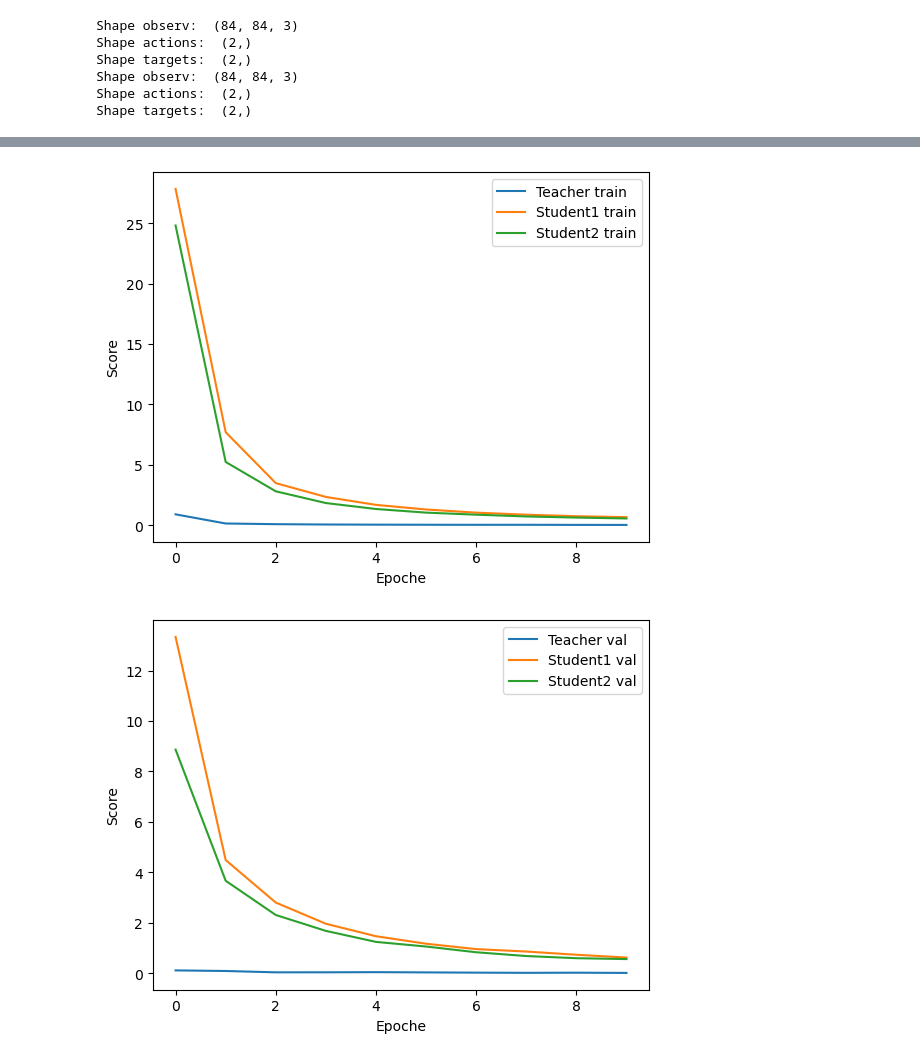
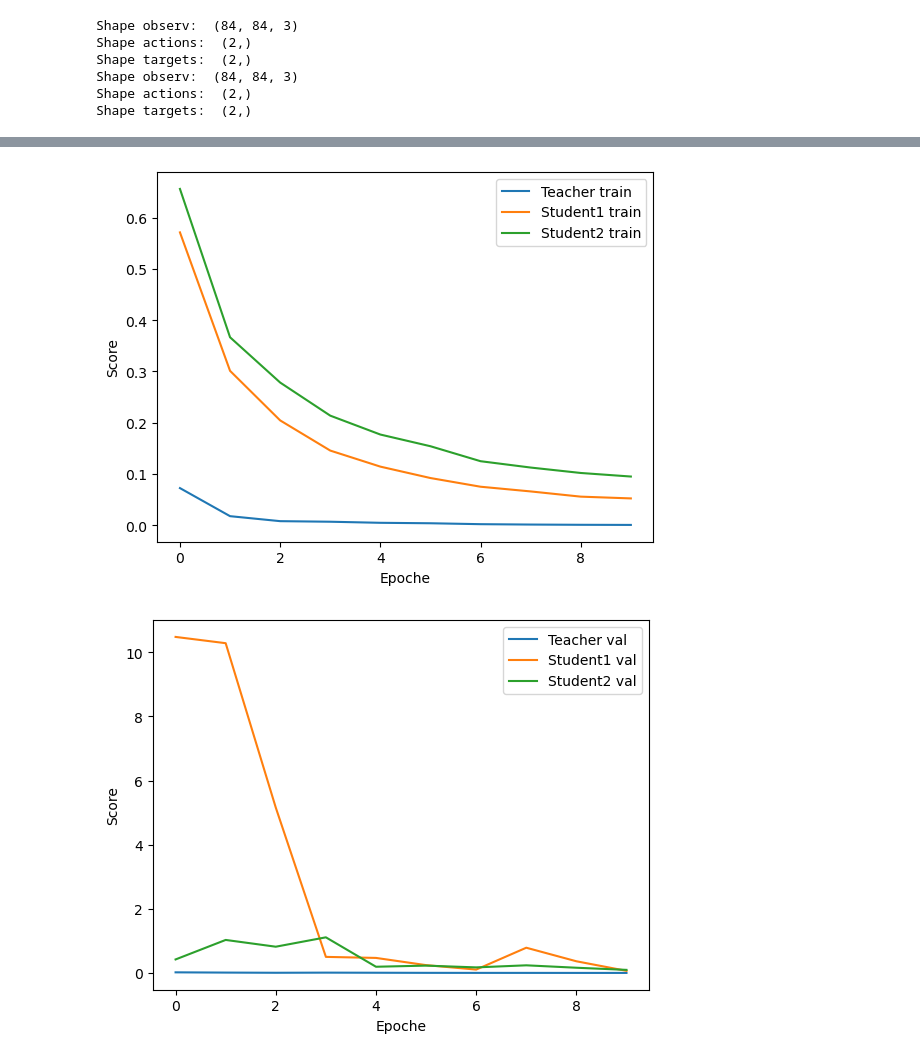
Before and after one commit to Krista128/Distill_research2026, a Jupyter notebook: train_model.ipynb, the cells around one changed output, grey strips where cells are left out. Cells and saved outputs as stored; diff of their text form; code cells hidden in the pictures.

```diff
--- a/train_model.ipynb
+++ b/train_model.ipynb
@@ -90,30 +102,39 @@ def dataset_loader(observ, actions, targets):
 
     return train_loader, val_loader, train_dataset, val_dataset
 # %%
-def train_model(model, observ, actions, targets, model_name, modality=True):
+def train_model(model, observ, actions, targets, model_name, modality=True,
+                num_epochs=10, lr=1e-3):
     device = torch.device('cuda' if torch.cuda.is_available() else 'cpu')
     model = model.to(device)
 
-    train_loader, val_loader, train_dataset, val_dataset = dataset_loader(observ, actions, targets)
+    actions_mean = actions.mean(axis=0).astype(np.float32)
+    actions_std  = actions.std(axis=0).astype(np.float32) + 1e-8
+    actions_norm = ((actions - actions_mean) / actions_std).astype(np.float32)
+
+    targets_mean = targets.mean(axis=0).astype(np.float32)
+    targets_std  = targets.std(axis=0).astype(np.float32) + 1e-8
+    targets_norm = ((targets - targets_mean) / targets_std).astype(np.float32)
+
+    train_loader, val_loader, train_dataset, val_dataset = dataset_loader(
+        observ, actions_norm, targets_norm
+    )
 
     criterion = nn.MSELoss()
-    optimizer = optim.Adam(model.parameters(), lr=1e-4)
+    optimizer = optim.Adam(model.parameters(), lr=lr)
+    scheduler = optim.lr_scheduler.CosineAnnealingLR(optimizer, T_max=num_epochs)
+
     train_score, val_score = [], []
 
-    num_epochs = 10
     for epoch in range(num_epochs):
         model.train()
         train_loss = 0.0
         for imgs, acts, target in train_loader:
-
             imgs, acts, target = imgs.to(device), acts.to(device), target.to(device)
             optimizer.zero_grad()
-            if modality:
-                outputs = model(imgs, target)
-            else:
-                outputs = model(imgs)
+            outputs = model(imgs, target) if modality else model(imgs)
             loss = criterion(outputs, acts)
             loss.backward()
+            torch.nn.utils.clip_grad_norm_(model.parameters(), max_norm=1.0)
             optimizer.step()
             train_loss += loss.item() * imgs.size(0)
         train_loss /= len(train_dataset)
@@ -124,19 +145,23 @@ def train_model(model, observ, actions, targets, model_name, modality=True):
         with torch.no_grad():
             for imgs, acts, target in val_loader:
                 imgs, acts, target = imgs.to(device), acts.to(device), target.to(device)
-                if modality:
-                    outputs = model(imgs, target)
-                else:
-                    outputs = model(imgs)
+                outputs = model(imgs, target) if modality else model(imgs)
                 loss = criterion(outputs, acts)
                 val_loss += loss.item() * imgs.size(0)
         val_loss /= len(val_dataset)
         val_score.append(val_loss)
 
+        scheduler.step()
         print(f'Epoch {epoch+1}/{num_epochs} | Train Loss: {train_loss:.4f} | Val Loss: {val_loss:.4f}')
 
+    torch.save({
+        'state_dict': model.state_dict(),
+        'actions_mean': actions_mean,
+        'actions_std': actions_std,
+        'targets_mean': targets_mean,
+        'targets_std': targets_std,
+    }, model_name)
 
-    torch.save(model.state_dict(), model_name)
     return train_score, val_score
 # %%
 model_teacher = TeacherModel()
@@ -266,19 +305,17 @@ MAE: 0.29477164149284363
 # %%
-import matplotlib.pyplot as plt
-
-x = [i for i in range(len(scoreTT))]
+x = [i for i in range(len(scoreTS1))]
 
 plt.plot(x, scoreTT, label='Teacher train')
 plt.plot(x, scoreTS1, label='Student1 train')
 plt.plot(x, scoreTS2, label='Student2 train')
 plt.legend()
 plt.xlabel('Epoche')
 plt.ylabel('Score')
 plt.show()
 # %% [output]
-[figure, old version]
+[figure, new version]
 # %%
-x = [i for i in range(len(scoreTT))]
+x = [i for i in range(len(scoreTS1))]
 
 plt.plot(x, scoreVT, label='Teacher val')
 plt.plot(x, scoreVS1, label='Student1 val')
@@ -288,7 +325,7 @@ plt.xlabel('Epoche')
 plt.ylabel('Score')
 plt.show()
 # %% [output]
-[figure, old version]
+[figure, new version]
 # %%
 title = ['Teacher', 'Student1', 'Student2']
 
```
Also changed, not shown: parts of 11 cells of this notebook, 3 other files.
